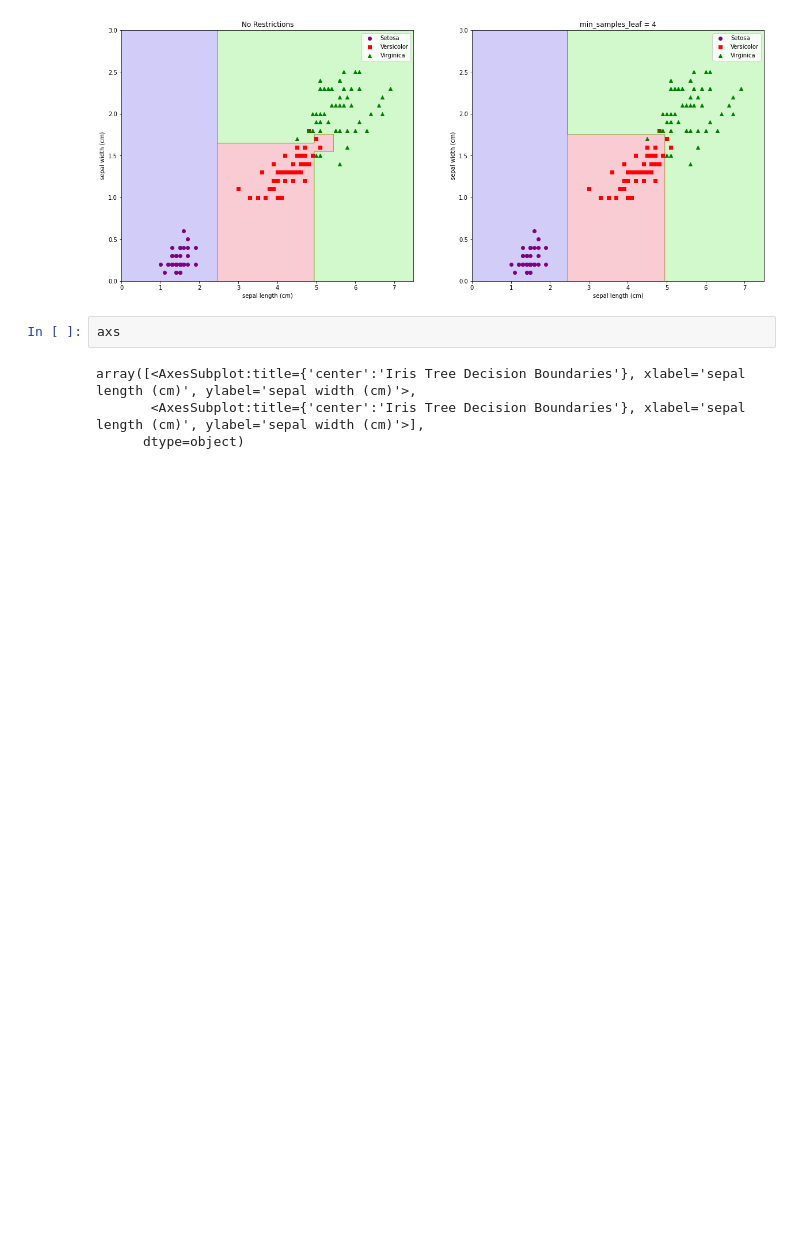
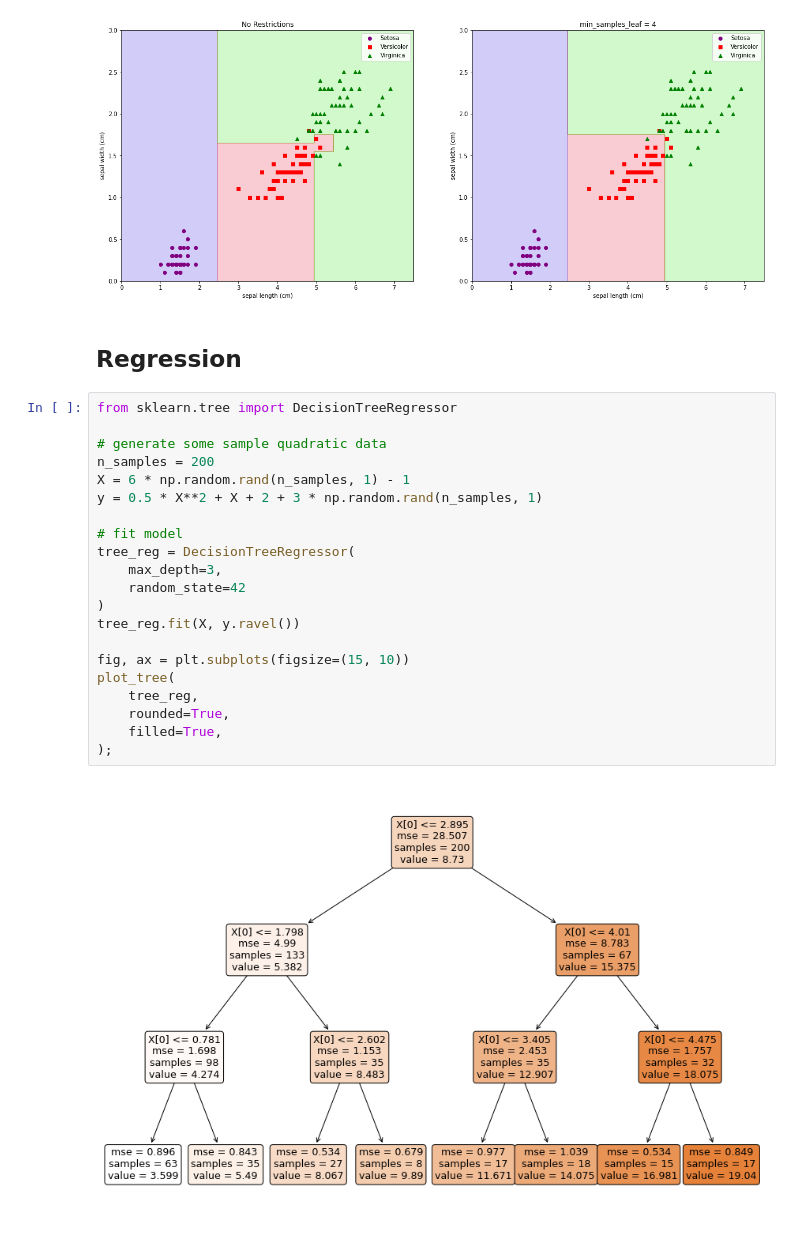
Before and after one commit to chris-leonard/hands-on-machine-learning, a Jupyter notebook: chapter-6/chapter-6-notes.ipynb, the cells around one changed output. Saved outputs shown, nothing was run; the diff lists cells and outputs as text; blank space fills up the shorter version.

Commit message:
complete notes on regression

```diff
--- a/chapter-6/chapter-6-notes.ipynb
+++ b/chapter-6/chapter-6-notes.ipynb
@@ -226,9 +226,28 @@ tree_clf.fit(X_petal, y);
 plot_iris_decision_boundaries(tree_clf, ax=axs[1], title="min_samples_leaf = 4")
 # %% [output]
 [figure]
-# %%
-axs
-# %% [output]
-array([<AxesSubplot:title={'center':'Iris Tree Decision Boundaries'}, xlabel='sepal length (cm)', ylabel='sepal width (cm)'>,
-       <AxesSubplot:title={'center':'Iris Tree Decision Boundaries'}, xlabel='sepal length (cm)', ylabel='sepal width (cm)'>],
-      dtype=object)
+# %% [markdown]
+## Regression
+# %%
+from sklearn.tree import DecisionTreeRegressor
+
+# generate some sample quadratic data
+n_samples = 200
+X = 6 * np.random.rand(n_samples, 1) - 1
+y = 0.5 * X**2 + X + 2 + 3 * np.random.rand(n_samples, 1)
+
+# fit model
+tree_reg = DecisionTreeRegressor(
+    max_depth=3,
+    random_state=42
+)
+tree_reg.fit(X, y.ravel())
+
+fig, ax = plt.subplots(figsize=(15, 10))
+plot_tree(
+    tree_reg,
+    rounded=True,
+    filled=True,
+);
+# %% [output]
+[figure, added]
```
Also changed, not shown: parts of 2 cells of this notebook.
